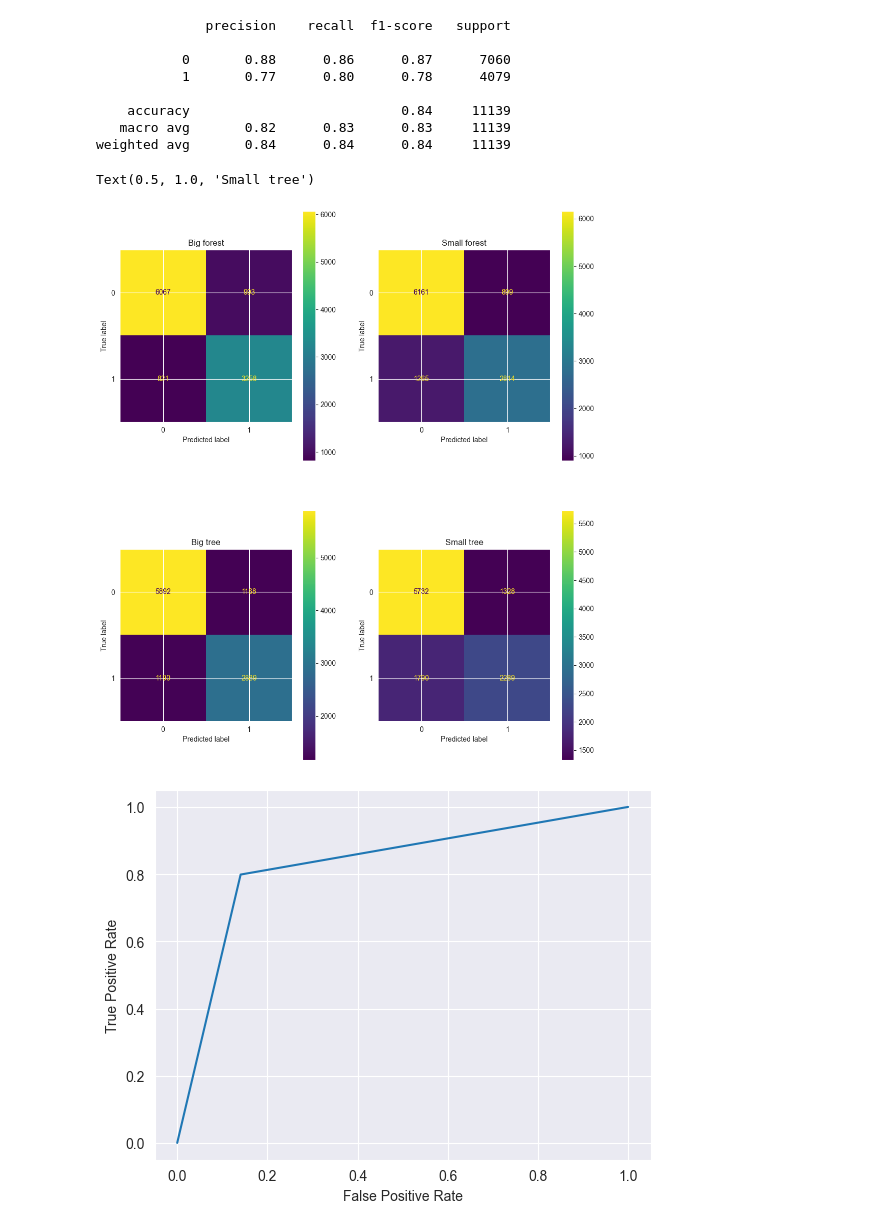
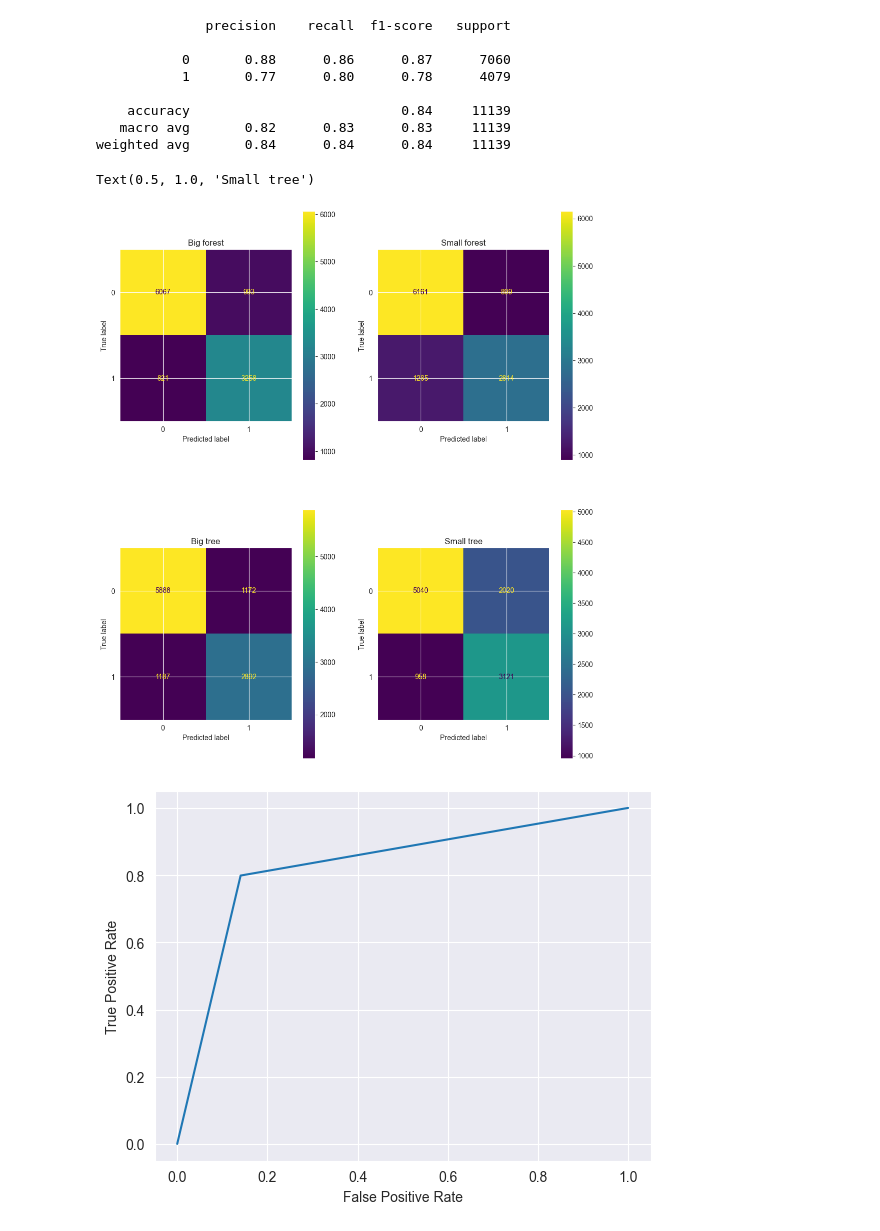
Before and after one commit to balooooooooo/machine_learning_1_coursework, a Jupyter notebook: modelling.ipynb, the cells around one changed output. Cells and saved outputs as stored; diff of their text form; code cells hidden in the pictures.

```diff
--- a/modelling.ipynb
+++ b/modelling.ipynb
@@ -56,7 +57,7 @@ forest_big = RandomForestClassifier(random_state=1337,n_estimators = 100)
 forest_big.fit(X_train, Y_train)
 predictions_forest_big = forest_big.predict(X_test)
 # %%
-decision_tree_small = DecisionTreeClassifier(max_depth = 3)
+decision_tree_small = DecisionTreeClassifier(random_state=1337, max_depth = 4)
 tree_small_model = decision_tree_small.fit(X_train, Y_train)
 predictions_tree_small = tree_small_model.predict(X_test)
 # %%
@@ -87,21 +89,21 @@ print(report)
 weighted avg       0.84      0.84      0.84     11139
 # %%
 fig, axs = plt.subplots(2, 2, squeeze=False, figsize=(12, 14))
-confmatrix=confusion_matrix(Y_test, predictions_forest_big)
-cm_display = ConfusionMatrixDisplay(confmatrix).plot(ax=axs[0, 0])
+confmatrix1=confusion_matrix(Y_test, predictions_forest_big)
+cm_display = ConfusionMatrixDisplay(confmatrix1).plot(ax=axs[0, 0])
 axs[0, 0].set_title('Big forest')
-confmatrix=confusion_matrix(Y_test, predictions_forest_small)
-cm_display = ConfusionMatrixDisplay(confmatrix).plot(ax=axs[0, 1])
+confmatrix2=confusion_matrix(Y_test, predictions_forest_small)
+cm_display = ConfusionMatrixDisplay(confmatrix2).plot(ax=axs[0, 1])
 axs[0, 1].set_title('Small forest')
-confmatrix=confusion_matrix(Y_test, predictions_tree_big)
-cm_display = ConfusionMatrixDisplay(confmatrix).plot(ax=axs[1, 0])
+confmatrix3=confusion_matrix(Y_test, predictions_tree_big)
+cm_display = ConfusionMatrixDisplay(confmatrix3).plot(ax=axs[1, 0])
 axs[1, 0].set_title('Big tree')
-confmatrix=confusion_matrix(Y_test, predictions_tree_small)
-cm_display = ConfusionMatrixDisplay(confmatrix).plot(ax=axs[1, 1])
+confmatrix4=confusion_matrix(Y_test, predictions_tree_small)
+cm_display = ConfusionMatrixDisplay(confmatrix4).plot(ax=axs[1, 1])
 axs[1, 1].set_title('Small tree')
 # %% [output]
 Text(0.5, 1.0, 'Small tree')
-[figure, old version]
+[figure, new version]
 # %%
 fpr, tpr,_thresholds  = roc_curve(Y_test, predictions_forest_big, pos_label=forest_big.classes_[1])
 roc_display = RocCurveDisplay(fpr=fpr, tpr=tpr).plot()
```
Also changed, not shown: parts of 10 cells of this notebook.
